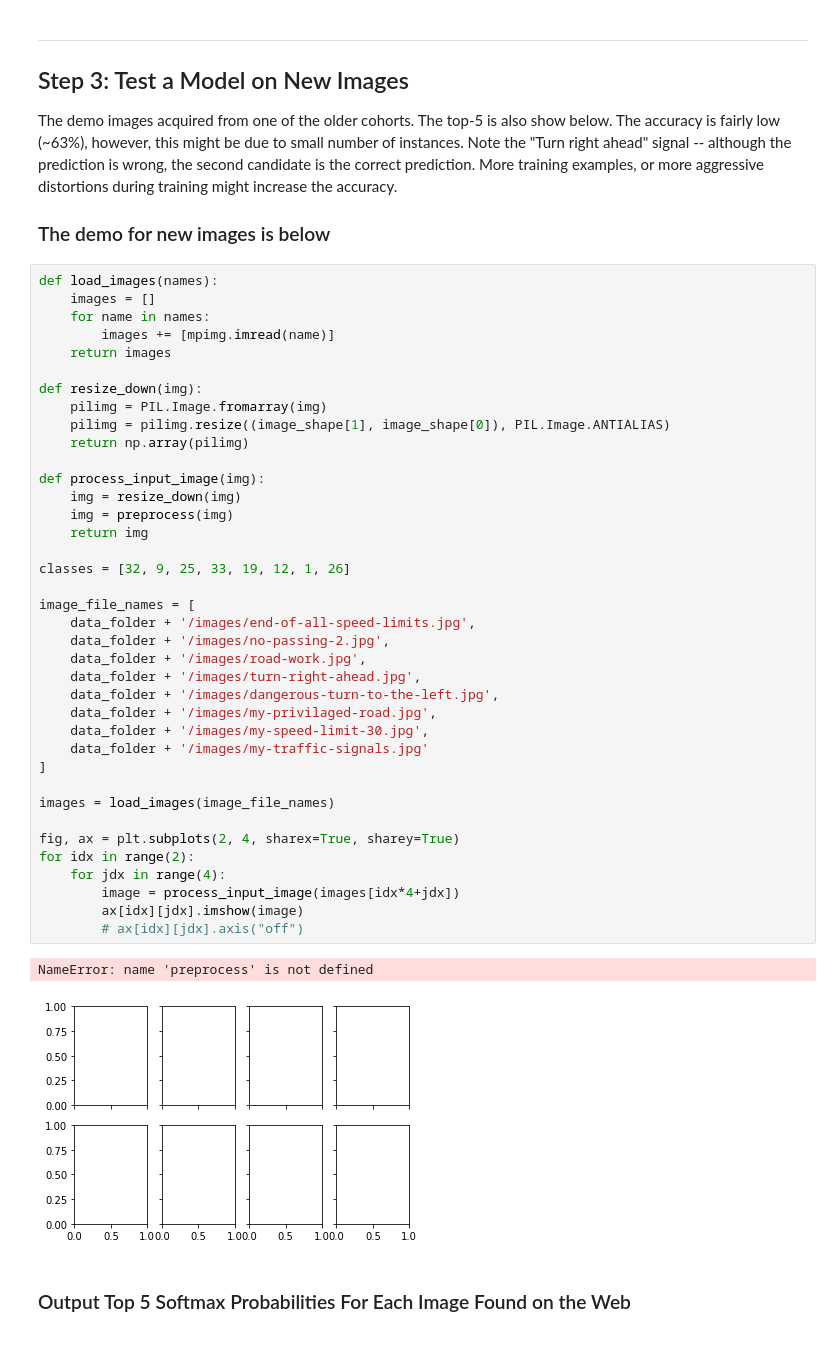
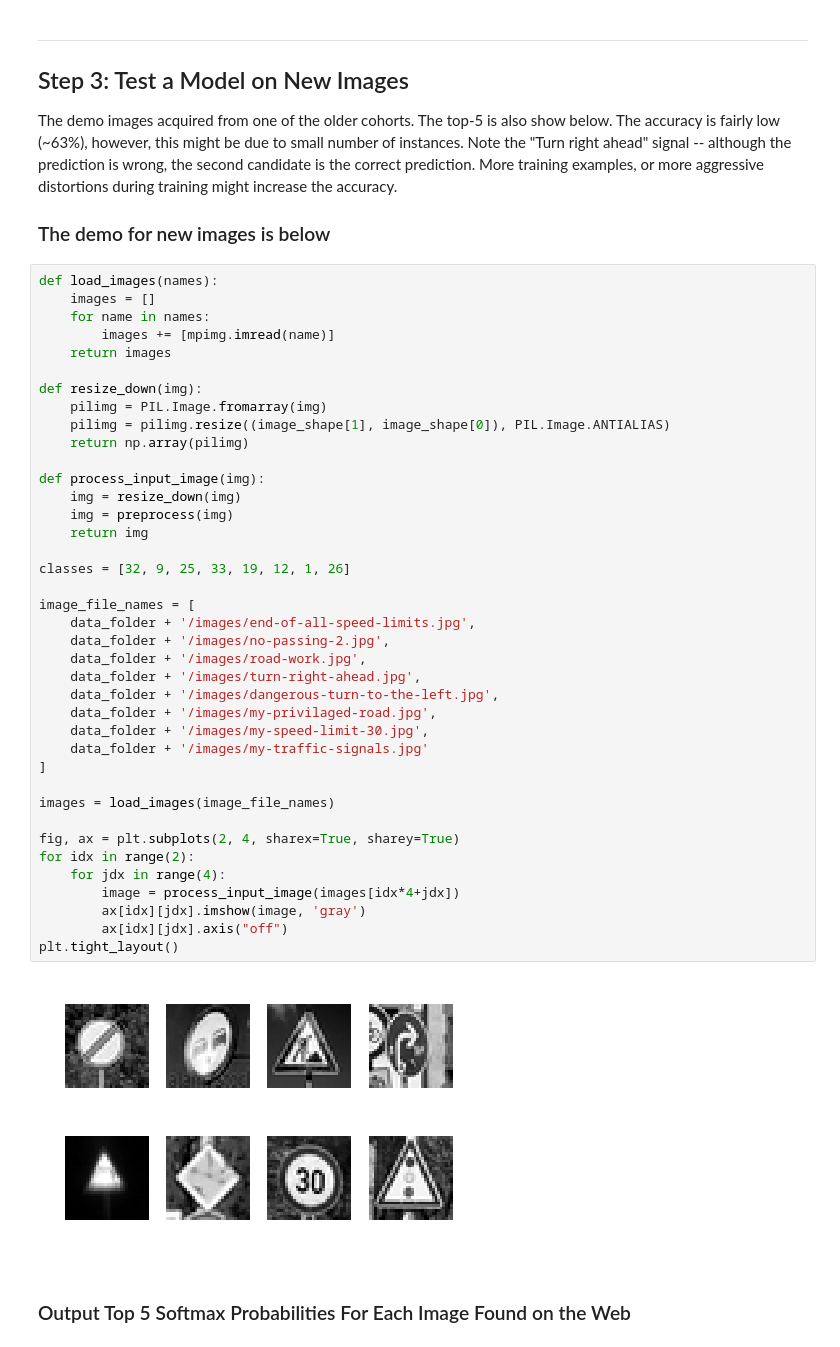
Before and after one commit to z-a-f/MOOCs, a Jupyter notebook: Udacity/CarND/CarND-Traffic-Sign-Classifier-Project/Traffic_Sign_Classifier.ipynb, the cells around one changed output. Saved outputs shown, nothing was run; the diff lists cells and outputs as text.

```diff
--- a/Udacity/CarND/CarND-Traffic-Sign-Classifier-Project/Traffic_Sign_Classifier.ipynb
+++ b/Udacity/CarND/CarND-Traffic-Sign-Classifier-Project/Traffic_Sign_Classifier.ipynb
@@ -592,37 +609,37 @@ def load_images(names):
 def resize_down(img):
     pilimg = PIL.Image.fromarray(img)
     pilimg = pilimg.resize((image_shape[1], image_shape[0]), PIL.Image.ANTIALIAS)
     return np.array(pilimg)
 
 def process_input_image(img):
     img = resize_down(img)
     img = preprocess(img)
     return img
 
 classes = [32, 9, 25, 33, 19, 12, 1, 26]
 
 image_file_names = [
     data_folder + '/images/end-of-all-speed-limits.jpg',
     data_folder + '/images/no-passing-2.jpg',
     data_folder + '/images/road-work.jpg',
     data_folder + '/images/turn-right-ahead.jpg',
     data_folder + '/images/dangerous-turn-to-the-left.jpg',
     data_folder + '/images/my-privilaged-road.jpg',
     data_folder + '/images/my-speed-limit-30.jpg',
     data_folder + '/images/my-traffic-signals.jpg'
 ]
 
 images = load_images(image_file_names)
 
 fig, ax = plt.subplots(2, 4, sharex=True, sharey=True)
 for idx in range(2):
     for jdx in range(4):
         image = process_input_image(images[idx*4+jdx])
-        ax[idx][jdx].imshow(image)
-        # ax[idx][jdx].axis("off")
+        ax[idx][jdx].imshow(image, 'gray')
+        ax[idx][jdx].axis("off")
+plt.tight_layout()
 # %% [output]
-NameError: name 'preprocess' is not defined
-[figure, old version]
+[figure, new version]
 # %% [markdown]
 ### Output Top 5 Softmax Probabilities For Each Image Found on the Web
 # %% [markdown]
```
Also changed, not shown: parts of 14 cells of this notebook.
